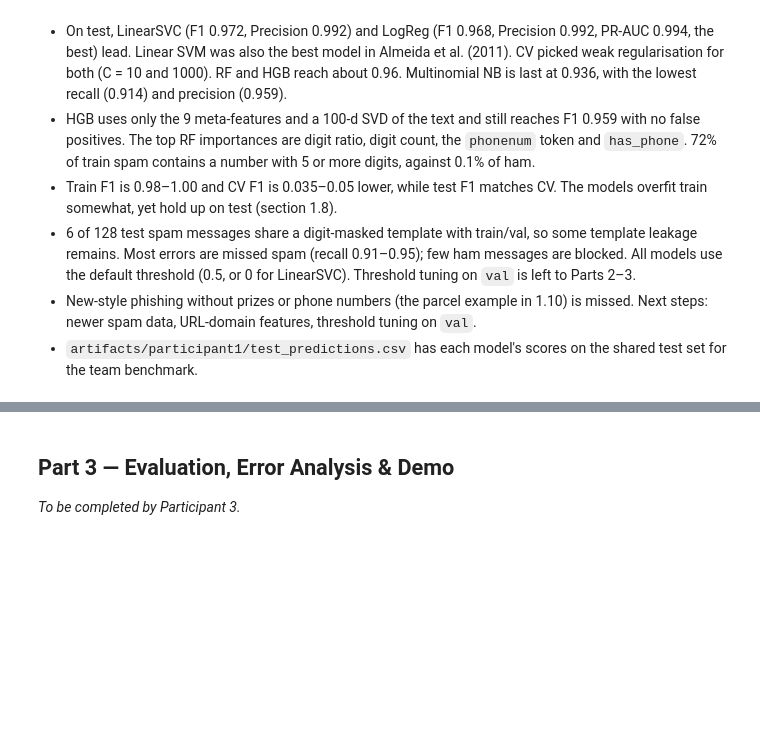
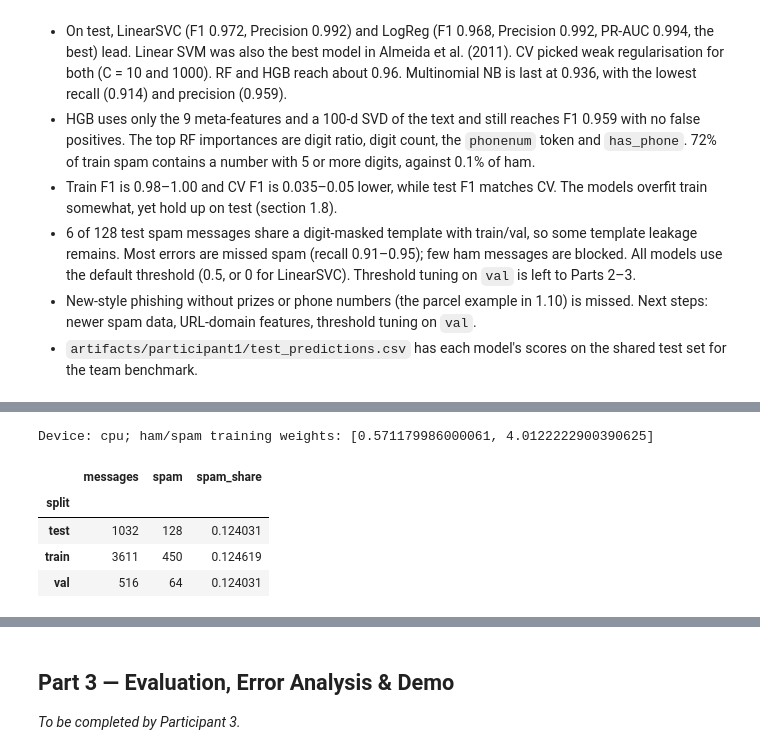
Before and after one commit to dench1k1ng/ml_midterm, a Jupyter notebook: Final_Denis_Shin_Abylay_Latiyev_Nikita_Vassilenko.ipynb, the cells around one changed output, grey strips where cells are left out. Cells and saved outputs as stored; diff of their text form; code cells hidden in the pictures; blank space fills up the shorter version.

```diff
--- a/Final_Denis_Shin_Abylay_Latiyev_Nikita_Vassilenko.ipynb
+++ b/Final_Denis_Shin_Abylay_Latiyev_Nikita_Vassilenko.ipynb
@@ -516,0 +521,45 @@ _To be completed by Participant 2. Load `data/sms_dedup.csv` and `artifacts/spli
+# %%
+from copy import deepcopy
+from pathlib import Path
+
+import numpy as np
+import pandas as pd
+import torch
+from sklearn.metrics import (
+    average_precision_score, f1_score, precision_recall_curve, precision_score, recall_score,
+)
+from tokenizers import Tokenizer, decoders, models, normalizers, pre_tokenizers, trainers
+from torch import nn
+from torch.utils.data import DataLoader, TensorDataset
+from transformers import AutoModelForSequenceClassification, AutoTokenizer, get_linear_schedule_with_warmup, set_seed
+
+DL_SEED = 42
+DL_MAX_LENGTH = 96
+DL_DEVICE = torch.device("cuda" if torch.cuda.is_available() else "cpu")
+DL_OUT = Path("artifacts/participant2")
+DL_OUT.mkdir(parents=True, exist_ok=True)
+torch.set_num_threads(4)
+torch.backends.cudnn.deterministic = True
+torch.backends.cudnn.benchmark = False
+
+sms = pd.read_csv("data/sms_dedup.csv").merge(
+    pd.read_csv("artifacts/split.csv"), on="idx", how="outer", validate="one_to_one", indicator=True,
+)
+assert sms["_merge"].eq("both").all()
+assert sms["split"].isin(["train", "val", "test"]).all()
+assert sms["label"].isin(["ham", "spam"]).all() and sms["text"].notna().all()
+sms["y"] = sms["label"].map({"ham": 0, "spam": 1})
+dl_train, dl_val, dl_test = (sms.loc[sms["split"].eq(split)] for split in ("train", "val", "test"))
+
+train_counts = np.bincount(dl_train["y"], minlength=2)
+dl_weights = torch.tensor(len(dl_train) / (2 * train_counts), dtype=torch.float32, device=DL_DEVICE)
+dl_loss = nn.CrossEntropyLoss(weight=dl_weights)
+print(f"Device: {DL_DEVICE}; ham/spam training weights: {dl_weights.tolist()}")
+sms.groupby("split")["y"].agg(messages="size", spam="sum", spam_share="mean")
+# %% [output]
+Device: cpu; ham/spam training weights: [0.571179986000061, 4.0122222900390625]
+|  | messages | spam | spam_share |
+| split |  |  |  |
+| test | 1032 | 128 | 0.124031 |
+| train | 3611 | 450 | 0.124619 |
+| val | 516 | 64 | 0.124031 |
```
Also changed, not shown: parts of 12 cells of this notebook, 4 other files.
